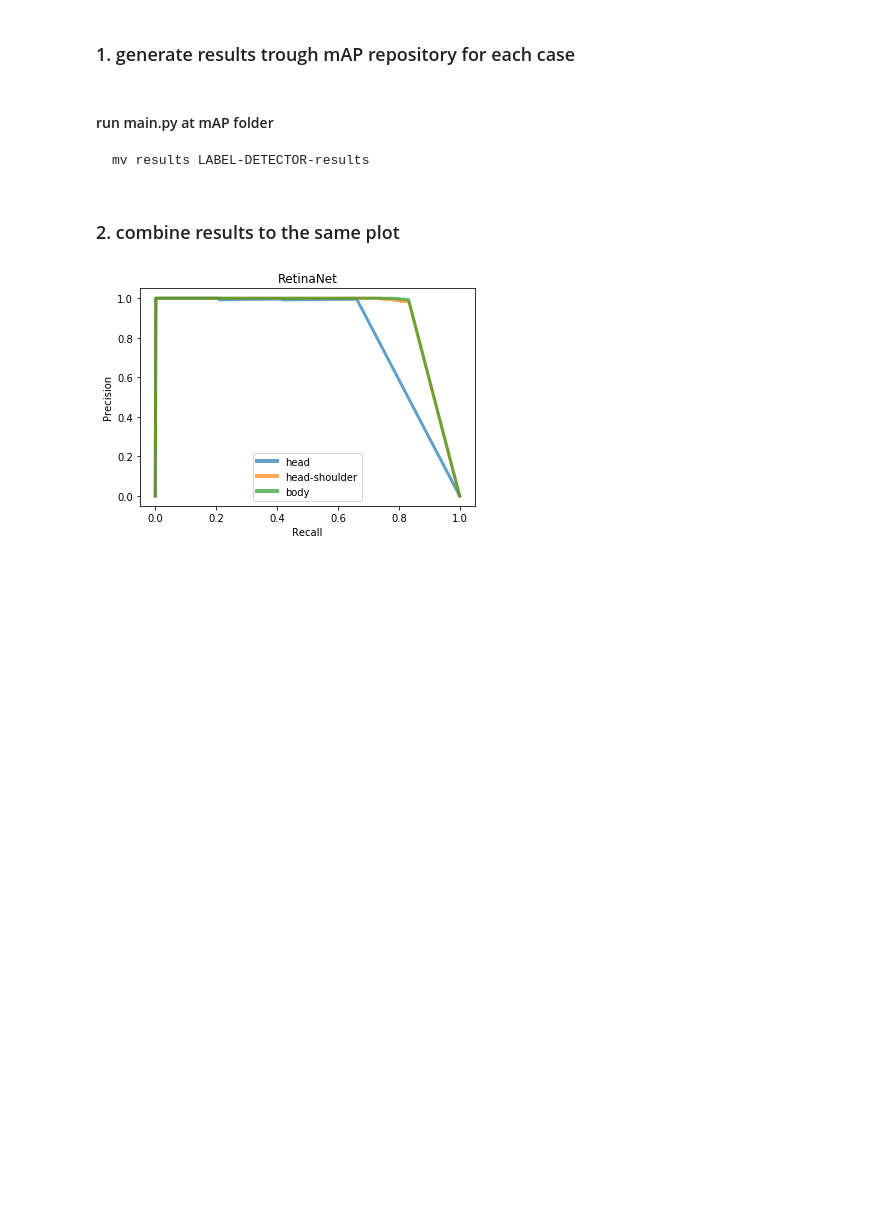
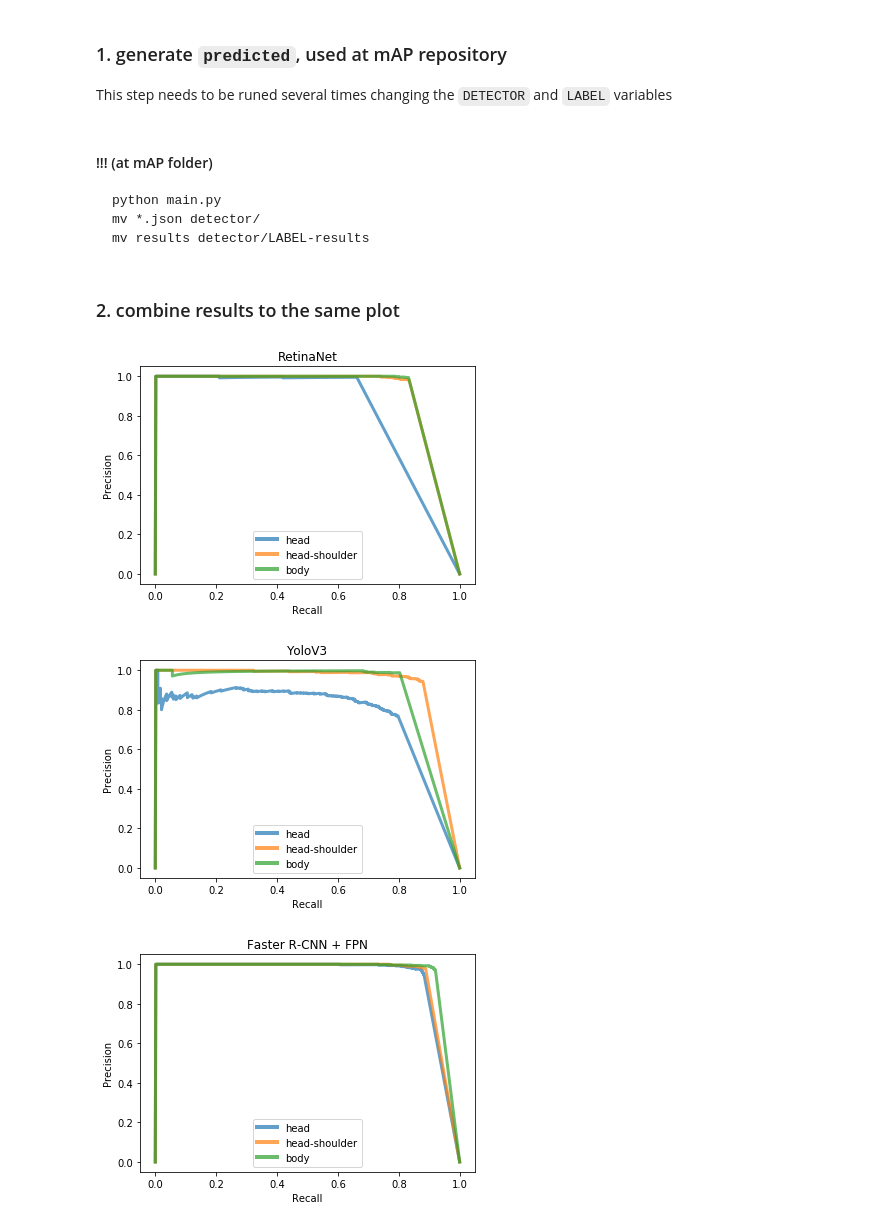
Before and after one commit to lucasromanosantos/person-detection-comparison, a Jupyter notebook: Inference - Precision vs Recall.ipynb, the cells around one changed output. Drawn from its saved outputs; the diff is of its cells as text; code cells hidden in the pictures; blank space fills up the shorter version.

Commit message:
add yolov3 and faster-rcnn + fpn inferences
Signed-off-by: Lucas Romano <luc4sromano@gmail.com>

````diff
--- a/Inference - Precision vs Recall.ipynb
+++ b/Inference - Precision vs Recall.ipynb
@@ -1,5 +1,7 @@
-# %% [markdown]
-### 1. generate results trough mAP repository for each case
+# %% [markdown]
+### 1. generate `predicted`, used at mAP repository
+
+This step needs to be runed several times changing the `DETECTOR` and `LABEL` variables
 # %%
 folder = 'inferences'
 
@@ -29,44 +31,55 @@ with open(path) as f:
 if f is not None:
   f.close()
 # %% [markdown]
-#### run main.py at mAP folder
+#### !!! (at mAP folder)
 ```
-mv results LABEL-DETECTOR-results
+python main.py
+mv *.json detector/
+mv results detector/LABEL-results
 ```
 # %% [markdown]
 ### 2. combine results to the same plot
 # %%
 import matplotlib.pyplot as plt
 import json
 
 labels = ['head', 'shoulder', 'inria_person']
-DETECTOR = 'RetinaNet'
+detectors = ['retinanet', 'yolov3', 'faster-rcnn-fpn']
 
 # workaround
+detector_labels = {
+  'retinanet': 'RetinaNet',
+  'yolov3': 'YoloV3',
+  'faster-rcnn-fpn': 'Faster R-CNN + FPN'
+}
+
 legend_labels = {
   'head': 'head',
   'shoulder': 'head-shoulder',
   'inria_person': 'body'
 }
 
-for LABEL in labels:
-  json_data = open('/home/lrs14/mAP/' + LABEL + '-rec-prec.json').read()
-  data = json.loads(json_data)
+for detector in detectors:
+  for LABEL in labels:
+    json_data = open('/home/lrs14/mAP/' + detector + '/' + LABEL + '-rec-prec.json').read()
+    data = json.loads(json_data)
 
-  rec = data['rec']
-  prec = data['prec']
+    rec = data['rec']
+    prec = data['prec']
 
-  plt.plot(rec, prec, alpha=0.7, label=legend_labels[LABEL], linewidth=3.0)
+    plt.plot(rec, prec, alpha=0.7, label=legend_labels[LABEL], linewidth=3.0)
 
-plt.title(DETECTOR)
-plt.xlabel('Recall')
-plt.ylabel('Precision')
+  plt.title(detector_labels[detector])
+  plt.xlabel('Recall')
+  plt.ylabel('Precision')
 
-leg = plt.legend()
+  leg = plt.legend()
 
-for line in leg.get_lines():
-    line.set_linewidth(4)
+  for line in leg.get_lines():
+      line.set_linewidth(4)
 
-plt.show()
+  plt.show()
 # %% [output]
 [figure]
+[figure, added]
+[figure, added]
````
Also changed, not shown: parts of 1 cell of this notebook, 6 other files.
